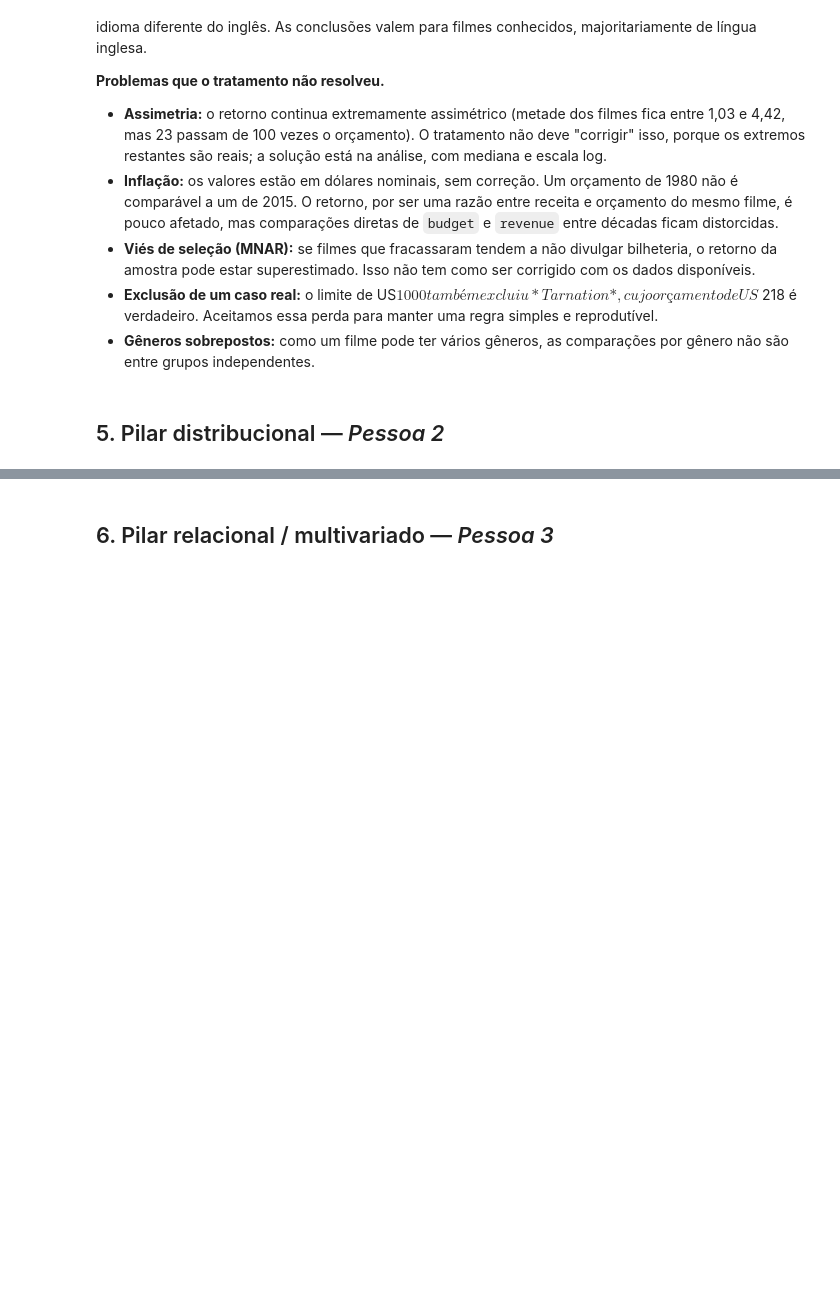
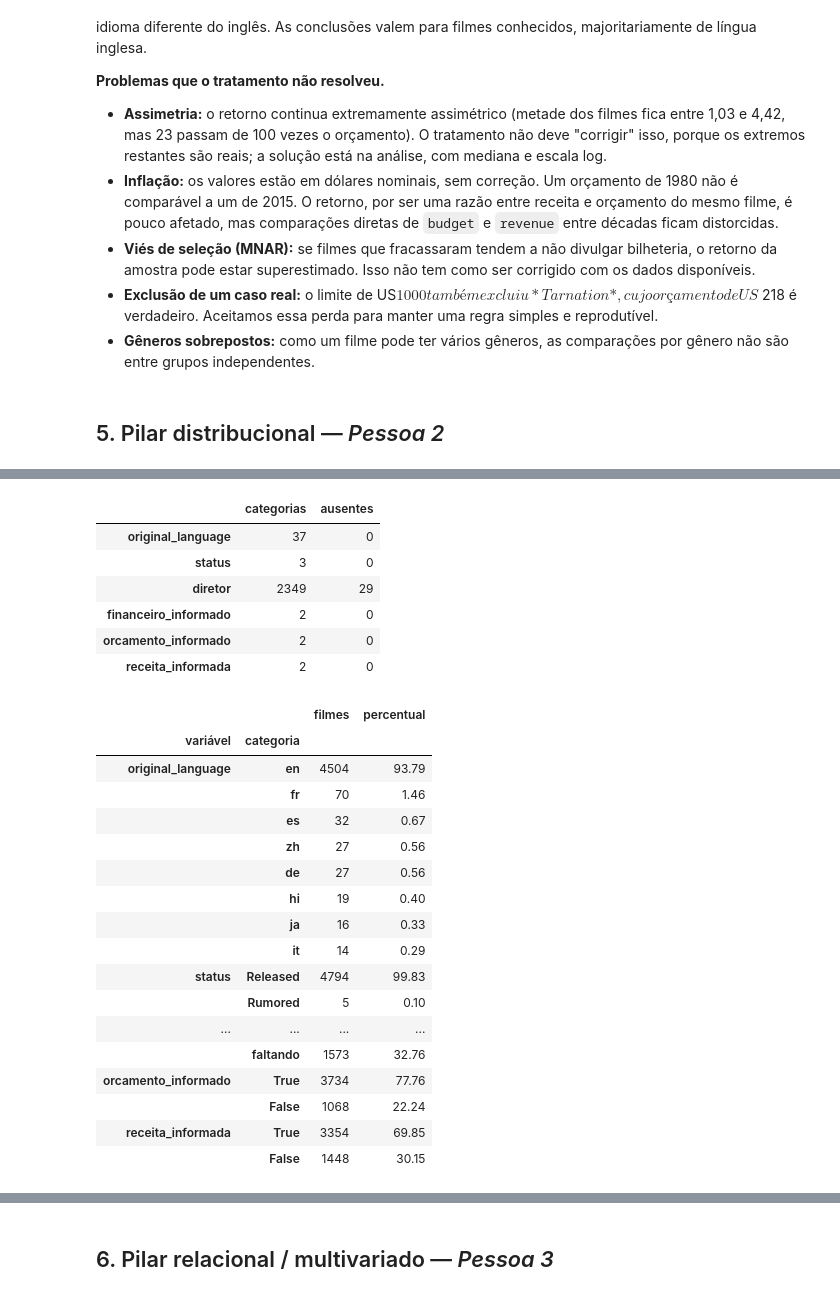
Before and after one commit to raulferraz85/Projeto-AVD, a Jupyter notebook: src/parte_especifica/eda.ipynb, the cells around one changed output, grey strips where cells are left out. Drawn from its saved outputs; the diff is of its cells as text; code cells hidden in the pictures; blank space fills up the shorter version.

```diff
--- a/src/parte_especifica/eda.ipynb
+++ b/src/parte_especifica/eda.ipynb
@@ -475,0 +544,47 @@ As duas medidas subiram porque os zeros puxavam os valores para baixo sem repres
+# %%
+# [IA] Codex – frequências por categoria e contagem de faltantes em pandas
+categoricas = tratado[[
+    "original_language", "status", "diretor", "financeiro_informado",
+    "orcamento_informado", "receita_informada",
+]]
+frequencias_categoricas = {}
+for coluna in categoricas:
+    contagens = categoricas[coluna].value_counts().rename_axis("categoria")
+    frequencias_categoricas[coluna] = contagens.to_frame("filmes").assign(
+        percentual=100 * contagens / len(tratado),
+    )
+
+display(pd.DataFrame({
+    "categorias": categoricas.nunique(),
+    "ausentes": categoricas.isna().sum(),
+}))
+pd.concat(
+    {coluna: tabela.head(8) for coluna, tabela in frequencias_categoricas.items()},
+    names=["variável", "categoria"],
+).round(2)
+# %% [output]
+|  | categorias | ausentes |
+| original_language | 37 | 0 |
+| status | 3 | 0 |
+| diretor | 2349 | 29 |
+| financeiro_informado | 2 | 0 |
+| orcamento_informado | 2 | 0 |
+| receita_informada | 2 | 0 |
+|  |  | filmes | percentual |
+| variável | categoria |  |  |
+| original_language | en | 4504 | 93.79 |
+|  | fr | 70 | 1.46 |
+|  | es | 32 | 0.67 |
+|  | zh | 27 | 0.56 |
+|  | de | 27 | 0.56 |
+|  | hi | 19 | 0.40 |
+|  | ja | 16 | 0.33 |
+|  | it | 14 | 0.29 |
+| status | Released | 4794 | 99.83 |
+|  | Rumored | 5 | 0.10 |
+| ... | ... | ... | ... |
+|  | faltando | 1573 | 32.76 |
+| orcamento_informado | True | 3734 | 77.76 |
+|  | False | 1068 | 22.24 |
+| receita_informada | True | 3354 | 69.85 |
+|  | False | 1448 | 30.15 |
```
Also changed, not shown: parts of 14 cells of this notebook, 2 other files.
